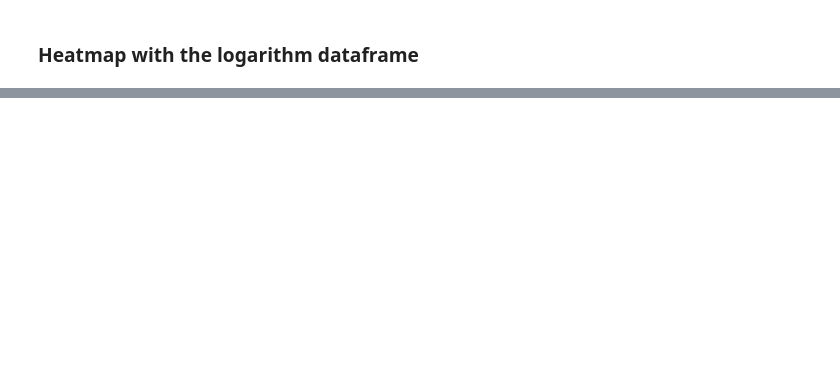
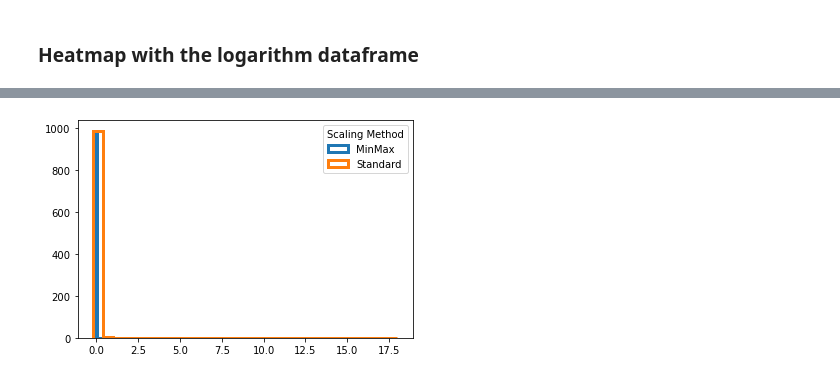
Before and after one commit to Rgalindo85/ESEIT_BigData, a Jupyter notebook: notebooks/1.1.ctovar_Exploring_Data.ipynb, the cells around one changed output, grey strips where cells are left out. Cells and saved outputs as stored; diff of their text form; code cells hidden in the pictures; blank space fills up the shorter version.

```diff
--- a/notebooks/1.1.ctovar_Exploring_Data.ipynb
+++ b/notebooks/1.1.ctovar_Exploring_Data.ipynb
@@ -836,0 +860,4 @@ sns.heatmap(correlations, cmap='Reds', annot=True)
+# %%
+MinMaxScatter(num_df['trip_miles'])
+# %% [output]
+[figure, added]
```
Also changed, not shown: parts of 17 cells of this notebook.
